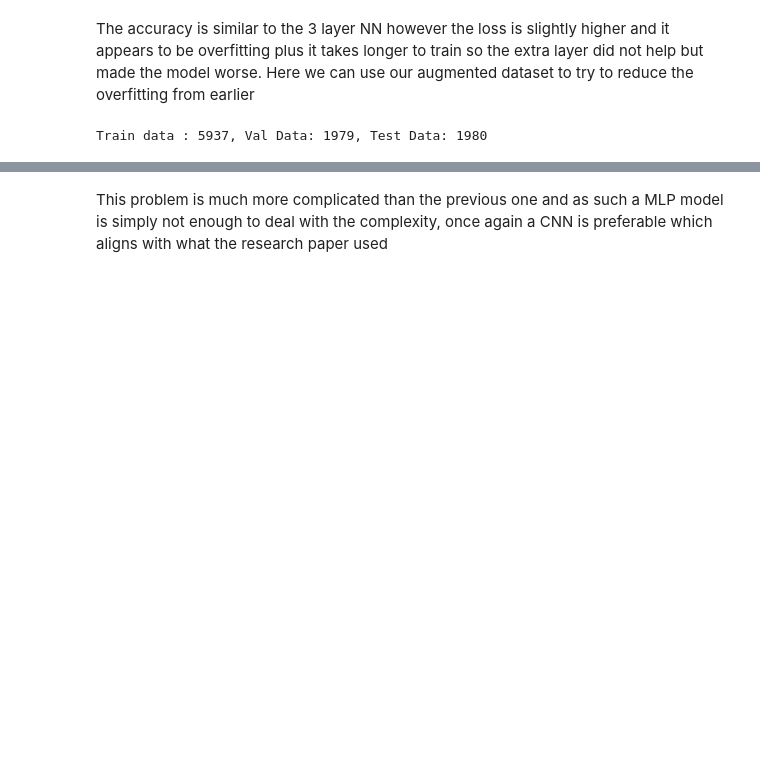
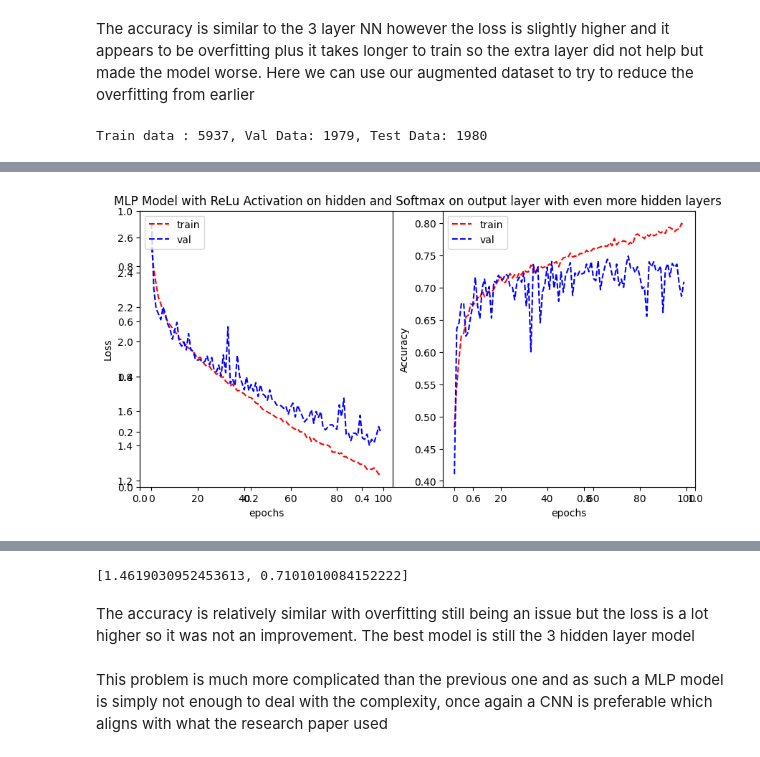
Before and after one commit to HarrisonOrosz/MLAssignment2, a Jupyter notebook: Assignment 2 Workbook.ipynb, the cells around one changed output, grey strips where cells are left out. Saved outputs shown, nothing was run; the diff lists cells and outputs as text; code cells hidden in the pictures; blank space fills up the shorter version.

```diff
--- a/Assignment 2 Workbook.ipynb
+++ b/Assignment 2 Workbook.ipynb
@@ -1353,0 +1370,15 @@ model_classification.evaluate(test_generator_augment)
+# %%
+model_classification = tf.keras.Sequential([
+    tf.keras.layers.Input(shape=(27,27,3)),
+    tf.keras.layers.Flatten(),
+    tf.keras.layers.Dense(512, activation='relu', kernel_regularizer=regularizers.l2(0.001)),
+    tf.keras.layers.Dense(256, activation='relu', kernel_regularizer=regularizers.l2(0.001)),
+    tf.keras.layers.Dense(128, activation='relu', kernel_regularizer=regularizers.l2(0.001)),
+    tf.keras.layers.Dense(4, activation="softmax")
+])
+# %%
+model_classification.compile(optimizer='SGD',
+              loss=tf.keras.losses.CategoricalCrossentropy(from_logits=False),
+              metrics=['categorical_accuracy'])
+# %%
+history_classification = model_classification.fit(train_generator, validation_data = validation_generator, epochs=100, callbacks=earlyStop, verbose=1)
@@ -1353,0 +1403,8 @@ model_classification.evaluate(test_generator_augment)
+# %%
+plot_learning_curve("MLP Model with ReLu Activation on hidden and Softmax on output layer with even more hidden layers", history_classification.history['loss'], history_classification.history['val_loss'],
+                    history_classification.history['categorical_accuracy'], history_classification.history['val_categorical_accuracy'],
+                    metric_name='Accuracy')
+
+model_classification.evaluate(test_generator)
+# %% [output]
+[figure, added]
@@ -1354,3 +1412,6 @@ model_classification.evaluate(test_generator_augment)
+[1.4619030952453613, 0.7101010084152222]
+# %% [markdown]
+The accuracy is relatively similar with overfitting still being an issue but the loss is a lot higher so it was not an improvement. The best model is still the 3 hidden layer model
 # %% [markdown]
 This problem is much more complicated than the previous one and as such a MLP model is simply not enough to deal with the complexity, once again a CNN is preferable which aligns with what the research paper used
 # %% [markdown]
```
Also changed, not shown: parts of 32 cells of this notebook.
